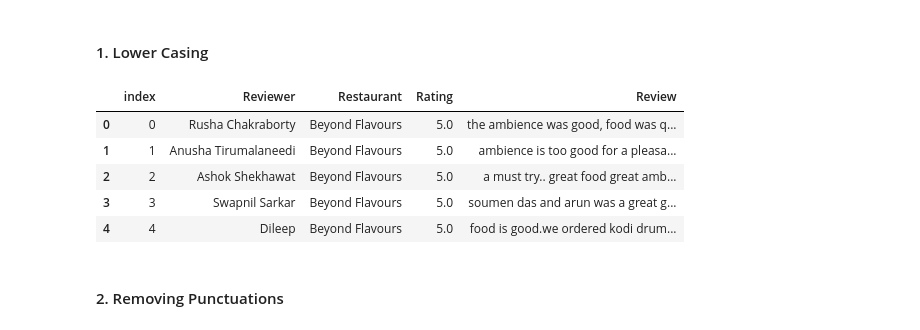
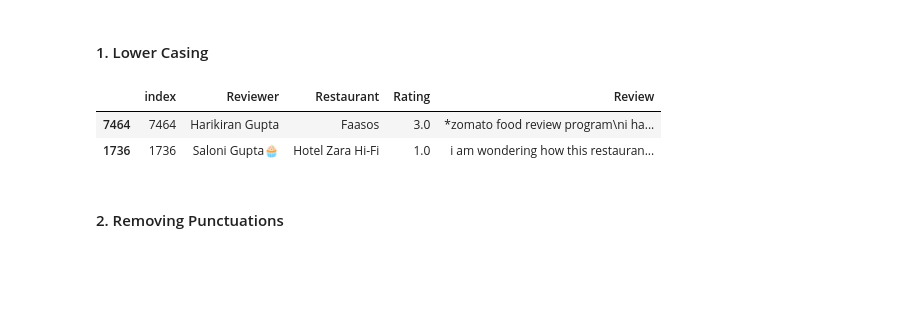
Before and after one commit to KolekarPramod/Zomato-Restaurant-Clustering-And-Sentiment-Analysis, a Jupyter notebook: Zomato_Restaurant_Clustering_And_Sentiment_Analysis.ipynb, the cells around one changed output. Saved outputs shown, nothing was run; the diff lists cells and outputs as text; code cells hidden in the pictures; blank space fills up the shorter version.

```diff
--- a/Zomato_Restaurant_Clustering_And_Sentiment_Analysis.ipynb
+++ b/Zomato_Restaurant_Clustering_And_Sentiment_Analysis.ipynb
@@ -1041,15 +1166,12 @@ sentiment_df['index'] = sentiment_df.index
 # %%
 # Lower Casing
 sentiment_df['Review'] = sentiment_df['Review'].str.lower()
 # random observation
-sentiment_df.saple(2)
+sentiment_df.sample(2)
 # %% [output]
 |  | index | Reviewer | Restaurant | Rating | Review |
-| 0 | 0 | Rusha Chakraborty | Beyond Flavours | 5.0 | the ambience was good, food was q... |
-| 1 | 1 | Anusha Tirumalaneedi | Beyond Flavours | 5.0 | ambience is too good for a pleasa... |
-| 2 | 2 | Ashok Shekhawat | Beyond Flavours | 5.0 | a must try.. great food great amb... |
-| 3 | 3 | Swapnil Sarkar | Beyond Flavours | 5.0 | soumen das and arun was a great g... |
-| 4 | 4 | Dileep | Beyond Flavours | 5.0 | food is good.we ordered kodi drum... |
+| 7464 | 7464 | Harikiran Gupta | Faasos | 3.0 | *zomato food review program\ni ha... |
+| 1736 | 1736 | Saloni Gupta🧁 | Hotel Zara Hi-Fi | 1.0 | i am wondering how this restauran... |
 # %% [markdown]
 #### 2. Removing Punctuations
 # %%
```
Also changed, not shown: parts of 34 cells of this notebook.
